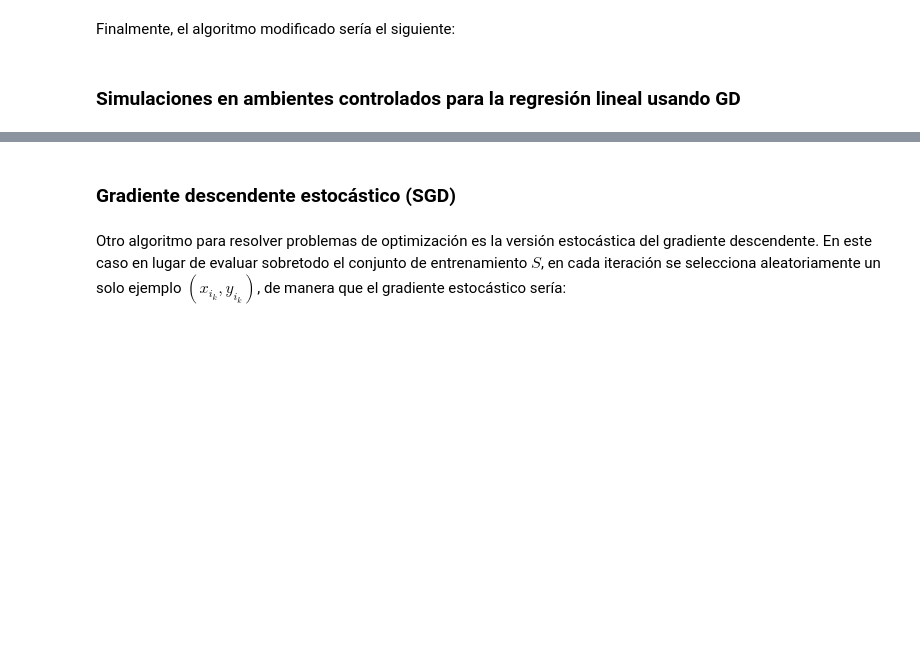
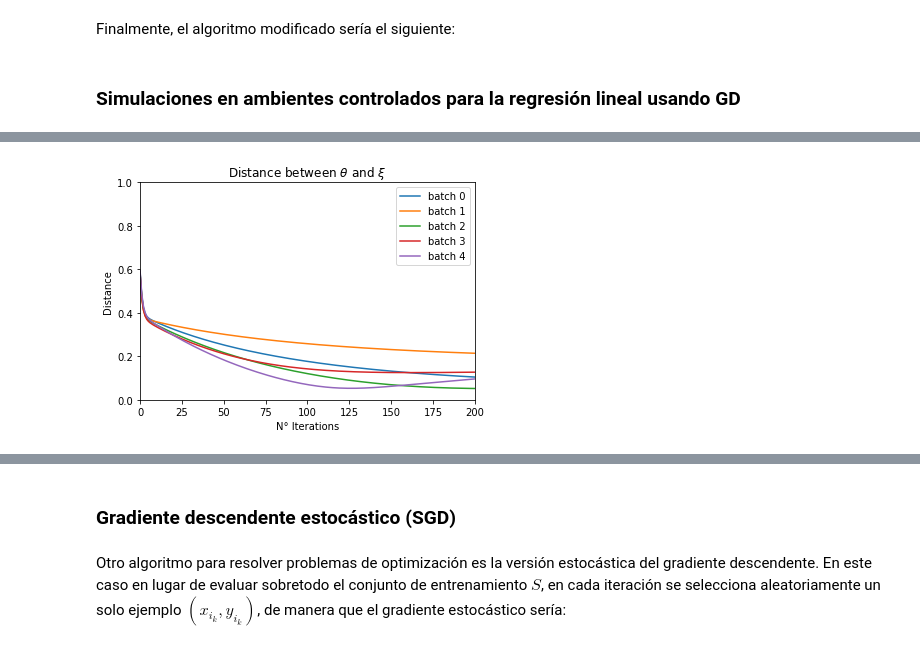
Before and after one commit to alejandrosanchezy/nerve, a Jupyter notebook: Gradiente descendente part 2/ElGradienteDescendente.ipynb, the cells around one changed output, grey strips where cells are left out. Cells and saved outputs as stored; diff of their text form; code cells hidden in the pictures; blank space fills up the shorter version.

```diff
--- a/Gradiente descendente part 2/ElGradienteDescendente.ipynb
+++ b/Gradiente descendente part 2/ElGradienteDescendente.ipynb
@@ -342,0 +484,4 @@ Para analizar el comportamiento del GD, vamos a considerar cinco conjuntos de da
+# %%
+plot_deltas(deltas)
+# %% [output]
+[figure, added]
```
Also changed, not shown: parts of 25 cells of this notebook.
